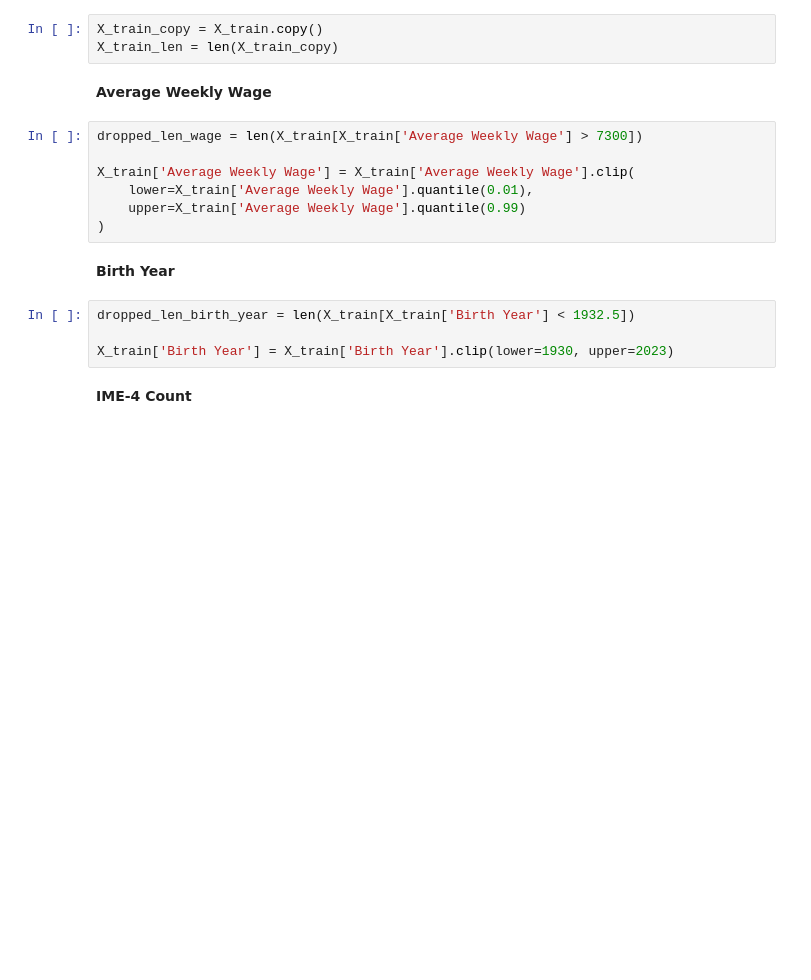
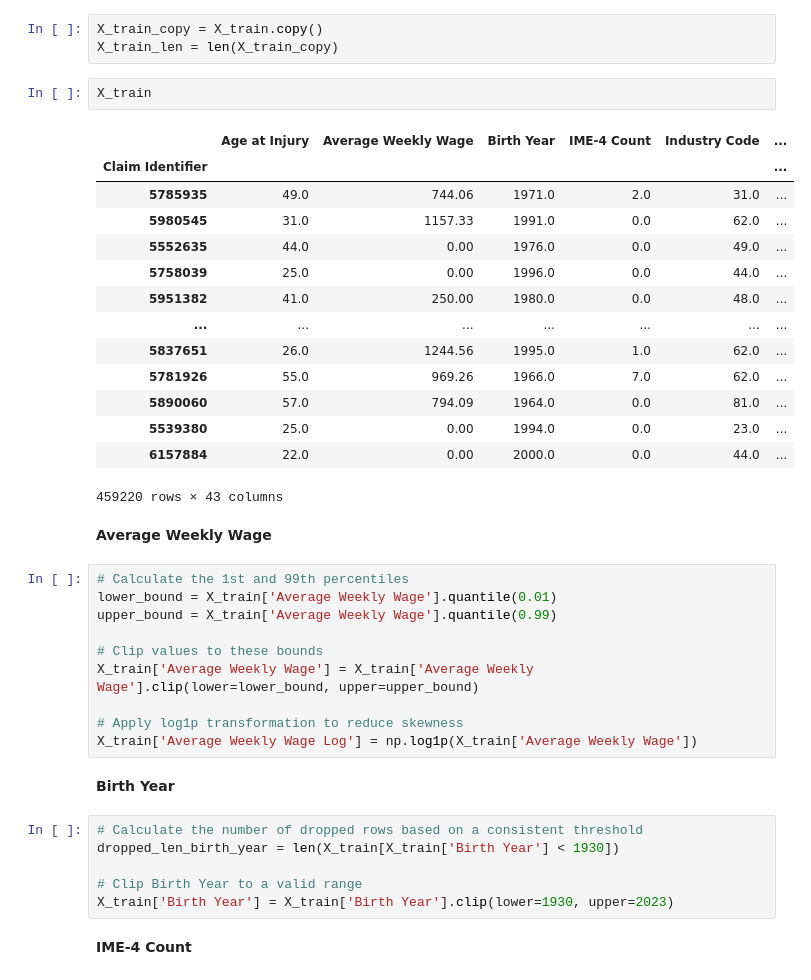
Before and after one commit to antoniooliveira03/machine_learning, a Jupyter notebook: delivery 2 (in progress)/guga_outliers.ipynb, the cells around one changed output. Cells and saved outputs as stored; diff of their text form; blank space fills up the shorter version.

```diff
--- a/delivery 2 (in progress)/guga_outliers.ipynb
+++ b/delivery 2 (in progress)/guga_outliers.ipynb
@@ -155,20 +175,42 @@ Here we will apply some techniques to attempt to deal with outliers, either by a
 # %%
 X_train_copy = X_train.copy()
 X_train_len = len(X_train_copy)
+# %%
+X_train
+# %% [output]
+|  | Age at Injury | Average Weekly Wage | Birth Year | IME-4 Count | Industry Code | ... |
+| Claim Identifier |  |  |  |  |  | ... |
+| 5785935 | 49.0 | 744.06 | 1971.0 | 2.0 | 31.0 | ... |
+| 5980545 | 31.0 | 1157.33 | 1991.0 | 0.0 | 62.0 | ... |
+| 5552635 | 44.0 | 0.00 | 1976.0 | 0.0 | 49.0 | ... |
+| 5758039 | 25.0 | 0.00 | 1996.0 | 0.0 | 44.0 | ... |
+| 5951382 | 41.0 | 250.00 | 1980.0 | 0.0 | 48.0 | ... |
+| ... | ... | ... | ... | ... | ... | ... |
+| 5837651 | 26.0 | 1244.56 | 1995.0 | 1.0 | 62.0 | ... |
+| 5781926 | 55.0 | 969.26 | 1966.0 | 7.0 | 62.0 | ... |
+| 5890060 | 57.0 | 794.09 | 1964.0 | 0.0 | 81.0 | ... |
+| 5539380 | 25.0 | 0.00 | 1994.0 | 0.0 | 23.0 | ... |
+| 6157884 | 22.0 | 0.00 | 2000.0 | 0.0 | 44.0 | ... |
+459220 rows × 43 columns
 # %% [markdown]
 **Average Weekly Wage**
 # %%
-dropped_len_wage = len(X_train[X_train['Average Weekly Wage'] > 7300])
+# Calculate the 1st and 99th percentiles
+lower_bound = X_train['Average Weekly Wage'].quantile(0.01)
+upper_bound = X_train['Average Weekly Wage'].quantile(0.99)
 
-X_train['Average Weekly Wage'] = X_train['Average Weekly Wage'].clip(
-    lower=X_train['Average Weekly Wage'].quantile(0.01),
-    upper=X_train['Average Weekly Wage'].quantile(0.99)
-)
+# Clip values to these bounds
+X_train['Average Weekly Wage'] = X_train['Average Weekly Wage'].clip(lower=lower_bound, upper=upper_bound)
+
+# Apply log1p transformation to reduce skewness
+X_train['Average Weekly Wage Log'] = np.log1p(X_train['Average Weekly Wage'])
 # %% [markdown]
 **Birth Year**
 # %%
-dropped_len_birth_year = len(X_train[X_train['Birth Year'] < 1932.5])
+# Calculate the number of dropped rows based on a consistent threshold
+dropped_len_birth_year = len(X_train[X_train['Birth Year'] < 1930])
 
+# Clip Birth Year to a valid range
 X_train['Birth Year'] = X_train['Birth Year'].clip(lower=1930, upper=2023)
 # %% [markdown]
 **IME-4 Count**
```
Also changed, not shown: parts of 22 cells of this notebook.
